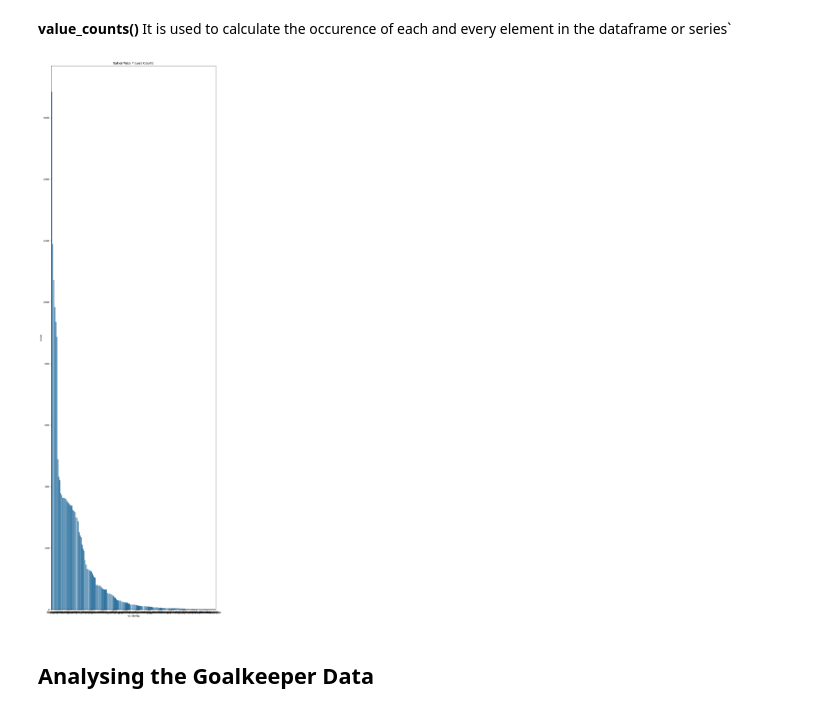
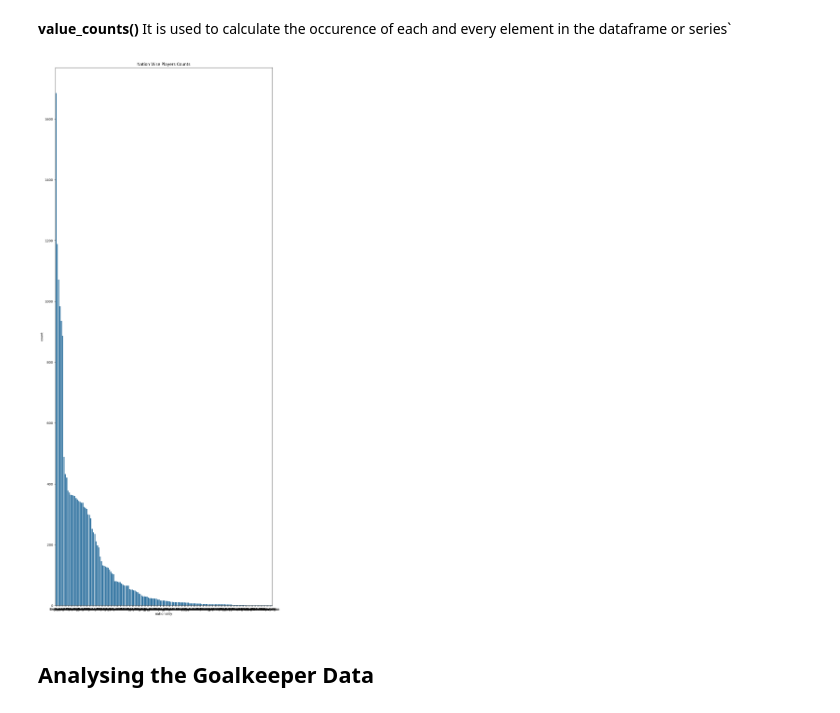
Before and after one commit to SianRods/Data-Science-ML, a Jupyter notebook: DJS Compute Taks/DJS-Compute_Tasks.ipynb, the cells around one changed output. Saved outputs shown, nothing was run; the diff lists cells and outputs as text; code cells hidden in the pictures.

```diff
--- a/DJS Compute Taks/DJS-Compute_Tasks.ipynb
+++ b/DJS Compute Taks/DJS-Compute_Tasks.ipynb
@@ -192,16 +192,16 @@ It is used to calculate the occurence of each and every element in the dataframe
 # %%
 fifa_df['nationality'].value_counts()
 #Total Unique Contries are 163
 # Creating New Series with Countries more that 850 Value Counts and Plotting it
 countries_series=fifa_df['nationality'].value_counts()
 
 # Now Drawing a Barplot --> Using Seaborn
-mp.figure(figsize = (12, 40))
+mp.figure(figsize = (12, 30))
 sns.barplot(countries_series)
 mp.title("Nation Wise Players Counts");
 mp.show()
 # %% [output]
-[figure, old version]
+[figure, new version]
 # %% [markdown]
 ## Analysing the Goalkeeper Data
 # %%
```
Also changed, not shown: parts of 9 cells of this notebook, 11 other files.
